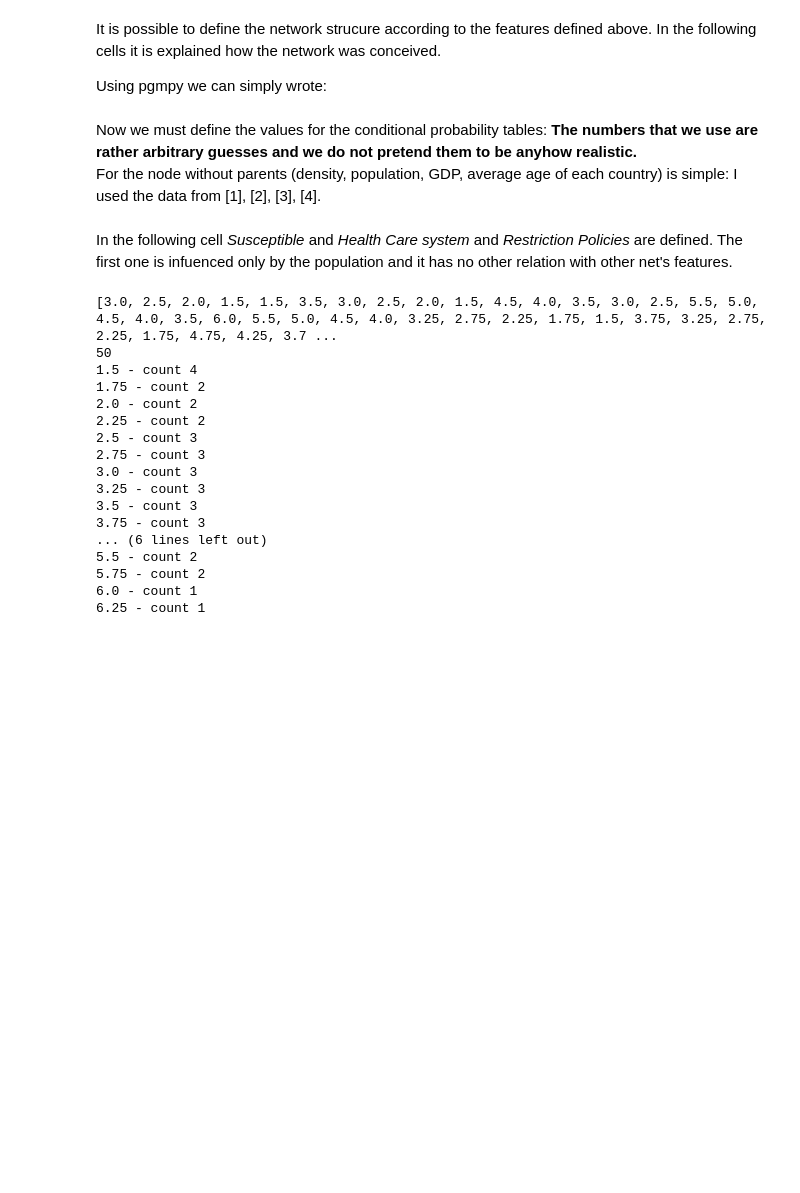
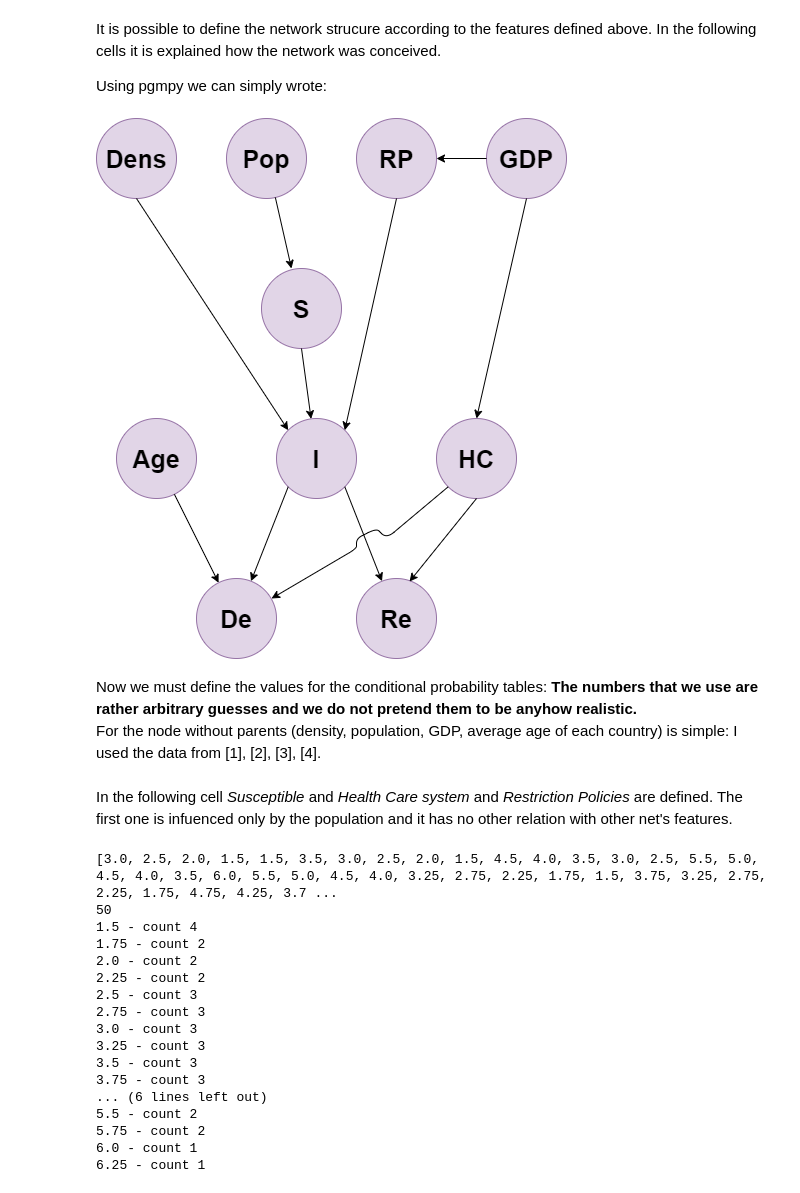
Before and after one commit to AndreaRoss96/BayesianNetwork-EpidemicModeling, a Jupyter notebook: src/ProjFundOfAI.ipynb, the cells around one changed output. Drawn from its saved outputs; the diff is of its cells as text; code cells hidden in the pictures; blank space fills up the shorter version.

Commit message:
chart added

```diff
--- a/src/ProjFundOfAI.ipynb
+++ b/src/ProjFundOfAI.ipynb
@@ -107,7 +111,10 @@ Using pgmpy we can simply wrote:
 # %%
 model = BayesianModel([('Dens', 'I'), ('Pop', 'S'), ('GDP', 'RP'), ('GDP', 'HC'),
                        ('RP', 'I'), ('S', 'I'), ('Age', 'De'), ('I', 'De'),
                        ('I', 'Re'), ('HC', 'De'), ('HC', 'Re')])
+Image(filename="../res/chart.png")
+# %% [output]
+[figure, added]
 # %% [markdown]
 Now we must define the values for the conditional probability tables: <b> The numbers that we use are rather arbitrary guesses and we do not pretend them to be anyhow realistic.</b>
 <br>For the node without parents (density, population, GDP, average age of each country) is simple: I used the data from  [1], [2], [3], [4].
```
Also changed, not shown: parts of 17 cells of this notebook, 2 other files.
